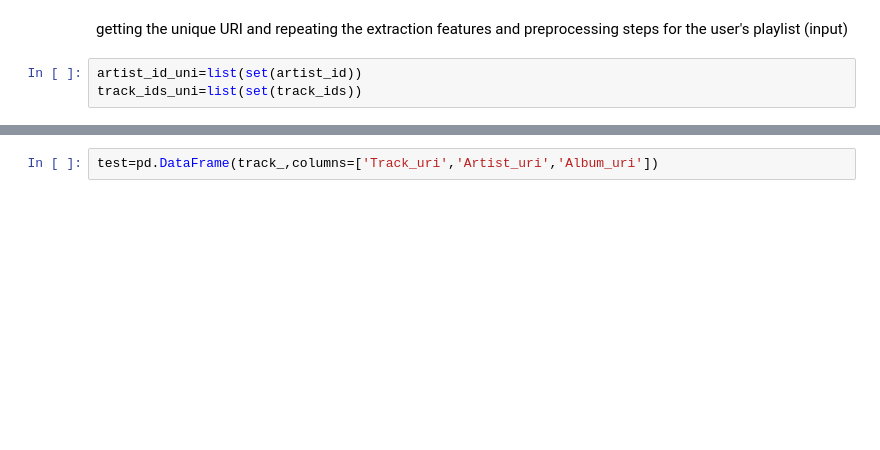
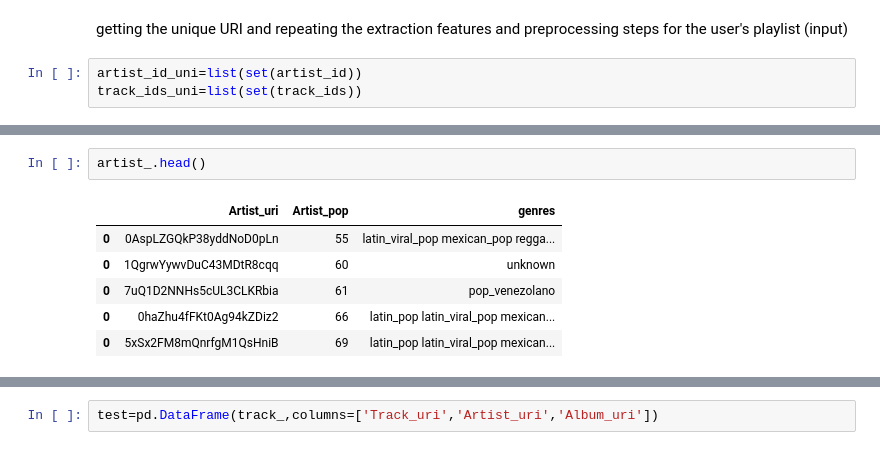
Before and after one commit to rodolfolermacontreras/Recommender_System_Songs, a Jupyter notebook: Modeling.ipynb, the cells around one changed output, grey strips where cells are left out. Cells and saved outputs as stored; diff of their text form; blank space fills up the shorter version.

```diff
--- a/Modeling.ipynb
+++ b/Modeling.ipynb
@@ -143,0 +150,9 @@ list index out of range
+# %%
+artist_.head()
+# %% [output]
+|  | Artist_uri | Artist_pop | genres |
+| 0 | 0AspLZGQkP38yddNoD0pLn | 55 | latin_viral_pop mexican_pop regga... |
+| 0 | 1QgrwYywvDuC43MDtR8cqq | 60 | unknown |
+| 0 | 7uQ1D2NNHs5cUL3CLKRbia | 61 | pop_venezolano |
+| 0 | 0haZhu4fFKt0Ag94kZDiz2 | 66 | latin_pop latin_viral_pop mexican... |
+| 0 | 5xSx2FM8mQnrfgM1QsHniB | 69 | latin_pop latin_viral_pop mexican... |
```
Also changed, not shown: parts of 39 cells of this notebook, 13 other files.
